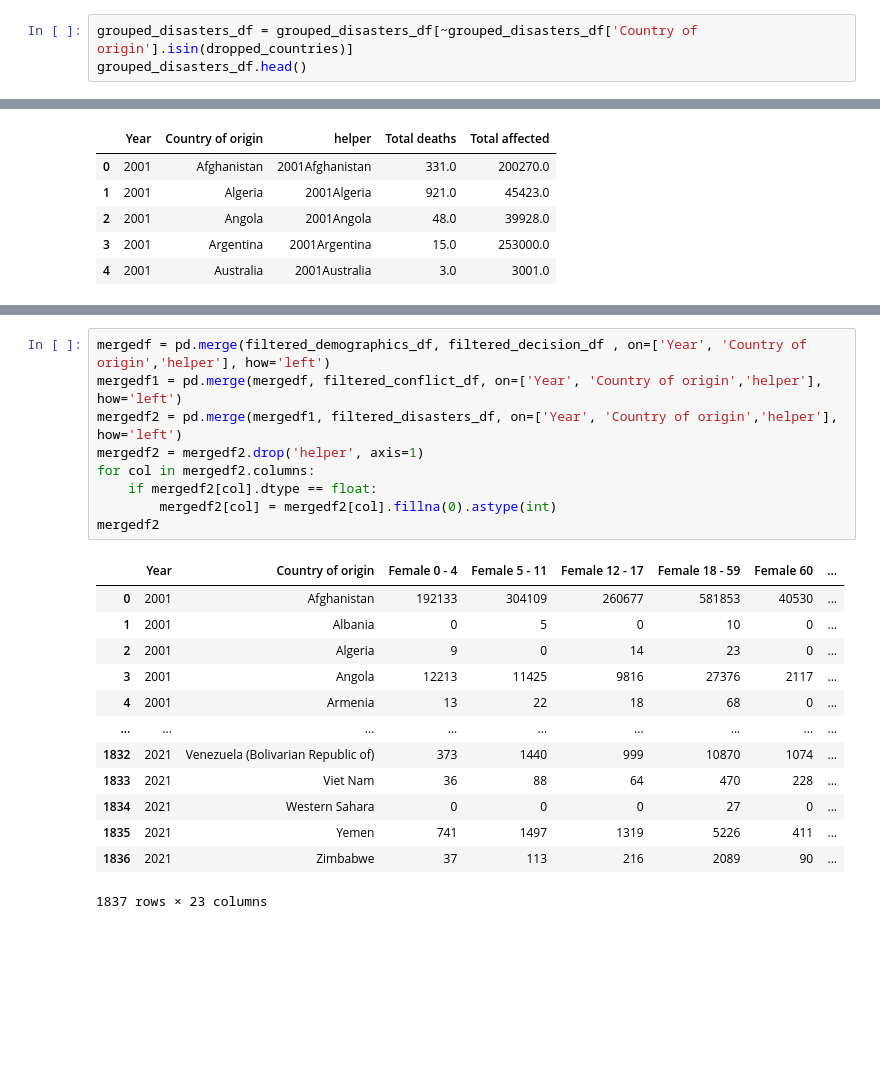
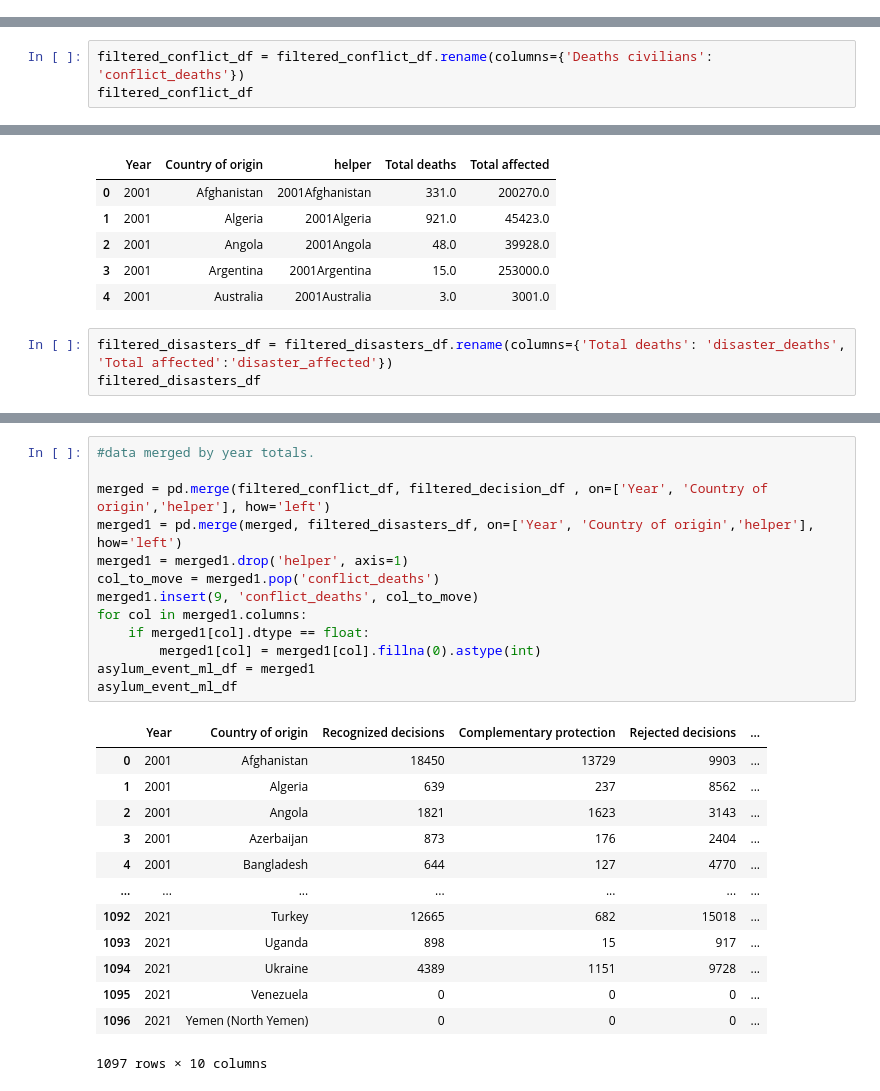
Before and after one commit to Nerdosth/Refugee-Migration, a Jupyter notebook: MLCleanup.ipynb, the cells around one changed output, grey strips where cells are left out. Cells and saved outputs as stored; diff of their text form; blank space fills up the shorter version.

```diff
--- a/MLCleanup.ipynb
+++ b/MLCleanup.ipynb
@@ -69,6 +83,3 @@ dropped_countries.sort()
 print(len(dropped_countries))
 # %% [output]
 113
-# %%
-grouped_disasters_df = grouped_disasters_df[~grouped_disasters_df['Country of origin'].isin(dropped_countries)]
-grouped_disasters_df.head()
@@ -123,0 +123,3 @@ filtered_demographics_df
+# %%
+filtered_conflict_df = filtered_conflict_df.rename(columns={'Deaths civilians': 'conflict_deaths'})
+filtered_conflict_df
@@ -130,3 +146,6 @@ grouped_disasters_df.head()
 | 2 | 2001 | Angola | 2001Angola | 48.0 | 39928.0 |
 | 3 | 2001 | Argentina | 2001Argentina | 15.0 | 253000.0 |
 | 4 | 2001 | Australia | 2001Australia | 3.0 | 3001.0 |
+# %%
+filtered_disasters_df = filtered_disasters_df.rename(columns={'Total deaths': 'disaster_deaths', 'Total affected':'disaster_affected'})
+filtered_disasters_df
@@ -133,24 +195,28 @@ grouped_disasters_df.head()
 # %%
-mergedf = pd.merge(filtered_demographics_df, filtered_decision_df , on=['Year', 'Country of origin','helper'], how='left')
-mergedf1 = pd.merge(mergedf, filtered_conflict_df, on=['Year', 'Country of origin','helper'], how='left')
-mergedf2 = pd.merge(mergedf1, filtered_disasters_df, on=['Year', 'Country of origin','helper'], how='left')
-mergedf2 = mergedf2.drop('helper', axis=1)
-for col in mergedf2.columns:
-    if mergedf2[col].dtype == float:
-        mergedf2[col] = mergedf2[col].fillna(0).astype(int)
-mergedf2
+#data merged by year totals.
+
+merged = pd.merge(filtered_conflict_df, filtered_decision_df , on=['Year', 'Country of origin','helper'], how='left')
+merged1 = pd.merge(merged, filtered_disasters_df, on=['Year', 'Country of origin','helper'], how='left')
+merged1 = merged1.drop('helper', axis=1)
+col_to_move = merged1.pop('conflict_deaths')
+merged1.insert(9, 'conflict_deaths', col_to_move)
+for col in merged1.columns:
+    if merged1[col].dtype == float:
+        merged1[col] = merged1[col].fillna(0).astype(int)
+asylum_event_ml_df = merged1
+asylum_event_ml_df
 # %% [output]
-|  | Year | Country of origin | Female 0 - 4 | Female 5 - 11 | Female 12 - 17 | Female 18 - 59 | Female 60 | ... |
-| 0 | 2001 | Afghanistan | 192133 | 304109 | 260677 | 581853 | 40530 | ... |
-| 1 | 2001 | Albania | 0 | 5 | 0 | 10 | 0 | ... |
-| 2 | 2001 | Algeria | 9 | 0 | 14 | 23 | 0 | ... |
-| 3 | 2001 | Angola | 12213 | 11425 | 9816 | 27376 | 2117 | ... |
-| 4 | 2001 | Armenia | 13 | 22 | 18 | 68 | 0 | ... |
-| ... | ... | ... | ... | ... | ... | ... | ... | ... |
-| 1832 | 2021 | Venezuela (Bolivarian Republic of) | 373 | 1440 | 999 | 10870 | 1074 | ... |
-| 1833 | 2021 | Viet Nam | 36 | 88 | 64 | 470 | 228 | ... |
-| 1834 | 2021 | Western Sahara | 0 | 0 | 0 | 27 | 0 | ... |
-| 1835 | 2021 | Yemen | 741 | 1497 | 1319 | 5226 | 411 | ... |
-| 1836 | 2021 | Zimbabwe | 37 | 113 | 216 | 2089 | 90 | ... |
+|  | Year | Country of origin | Recognized decisions | Complementary protection | Rejected decisions | ... |
+| 0 | 2001 | Afghanistan | 18450 | 13729 | 9903 | ... |
+| 1 | 2001 | Algeria | 639 | 237 | 8562 | ... |
+| 2 | 2001 | Angola | 1821 | 1623 | 3143 | ... |
+| 3 | 2001 | Azerbaijan | 873 | 176 | 2404 | ... |
+| 4 | 2001 | Bangladesh | 644 | 127 | 4770 | ... |
+| ... | ... | ... | ... | ... | ... | ... |
+| 1092 | 2021 | Turkey | 12665 | 682 | 15018 | ... |
+| 1093 | 2021 | Uganda | 898 | 15 | 917 | ... |
+| 1094 | 2021 | Ukraine | 4389 | 1151 | 9728 | ... |
+| 1095 | 2021 | Venezuela | 0 | 0 | 0 | ... |
+| 1096 | 2021 | Yemen (North Yemen) | 0 | 0 | 0 | ... |
-1837 rows × 23 columns
+1097 rows × 10 columns
 # %%
```
Also changed, not shown: parts of 17 cells of this notebook, 4 other files.
